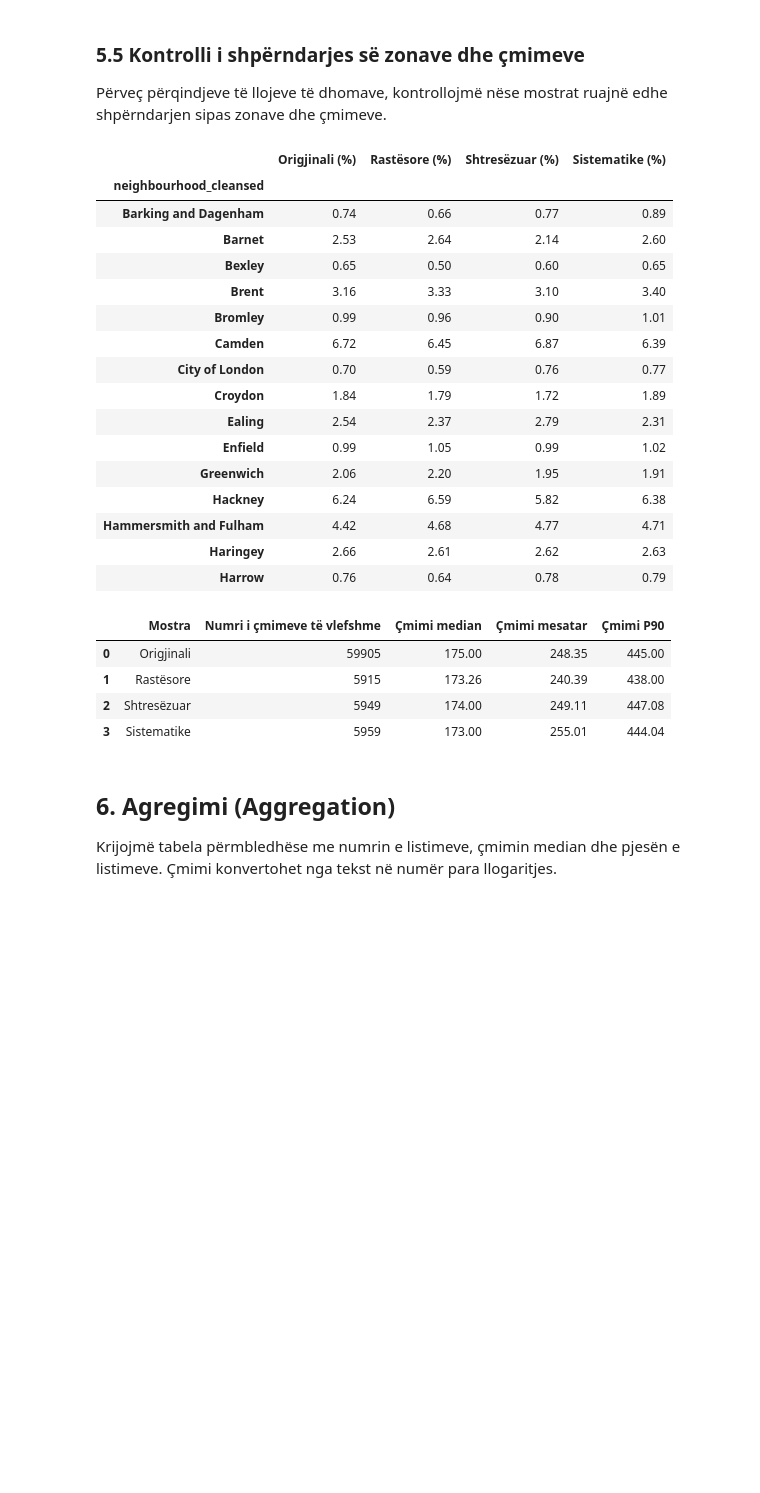
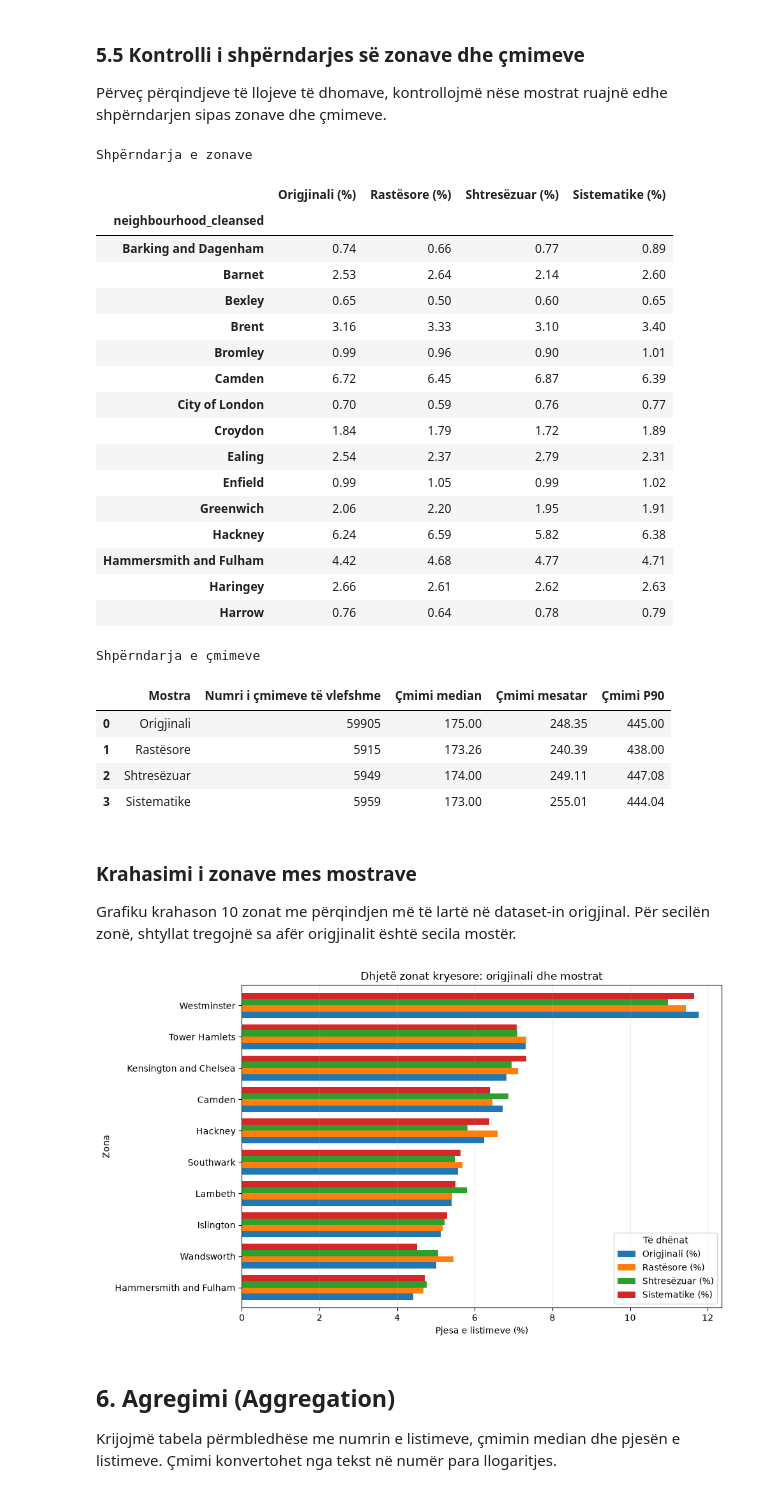
Before and after one commit to yllkeberisha/pvdh_group_10, a Jupyter notebook: notebooks/01_inspektimi_dhe_kualiteti.ipynb, the cells around one changed output. Saved outputs shown, nothing was run; the diff lists cells and outputs as text; code cells hidden in the pictures; blank space fills up the shorter version.

```diff
--- a/notebooks/01_inspektimi_dhe_kualiteti.ipynb
+++ b/notebooks/01_inspektimi_dhe_kualiteti.ipynb
@@ -493,6 +512,7 @@ if "room_type" in raw.columns:
 
 Përveç përqindjeve të llojeve të dhomave, kontrollojmë nëse mostrat ruajnë edhe shpërndarjen sipas zonave dhe çmimeve.
 # %%
+print('Shpërndarja e zonave')
 # Krahasimi i zonave administrative në dataset dhe në mostra
 if "neighbourhood_cleansed" in raw.columns:
     borough_distribution = pd.DataFrame({
@@ -504,6 +524,7 @@ if "neighbourhood_cleansed" in raw.columns:
 
     display(borough_distribution.head(15))
 
+print('Shpërndarja e çmimeve')
 # Krahasimi i çmimeve me disa statistika të thjeshta
 def statistika_cmimit(df, emri):
     cmimi = pd.to_numeric(
@@ -527,6 +548,7 @@ krahasimi_cmimit = pd.DataFrame([
 
 display(krahasimi_cmimit.round(2))
 # %% [output]
+Shpërndarja e zonave
 |  | Origjinali (%) | Rastësore (%) | Shtresëzuar (%) | Sistematike (%) |
 | neighbourhood_cleansed |  |  |  |  |
 | Barking and Dagenham | 0.74 | 0.66 | 0.77 | 0.89 |
@@ -544,11 +566,28 @@ display(krahasimi_cmimit.round(2))
 | Hammersmith and Fulham | 4.42 | 4.68 | 4.77 | 4.71 |
 | Haringey | 2.66 | 2.61 | 2.62 | 2.63 |
 | Harrow | 0.76 | 0.64 | 0.78 | 0.79 |
+Shpërndarja e çmimeve
 |  | Mostra | Numri i çmimeve të vlefshme | Çmimi median | Çmimi mesatar | Çmimi P90 |
 | 0 | Origjinali | 59905 | 175.00 | 248.35 | 445.00 |
 | 1 | Rastësore | 5915 | 173.26 | 240.39 | 438.00 |
 | 2 | Shtresëzuar | 5949 | 174.00 | 249.11 | 447.08 |
 | 3 | Sistematike | 5959 | 173.00 | 255.01 | 444.04 |
+# %% [markdown]
+### Krahasimi i zonave mes mostrave
+
+Grafiku krahason 10 zonat me përqindjen më të lartë në dataset-in origjinal. Për secilën zonë, shtyllat tregojnë sa afër origjinalit është secila mostër.
+# %%
+if "neighbourhood_cleansed" in raw.columns and not borough_distribution.empty:
+    zonat = borough_distribution.nlargest(10, "Origjinali (%)")
+    ax = zonat.iloc[::-1].plot.barh(figsize=(10, 6), width=0.8)
+    ax.set(xlabel="Pjesa e listimeve (%)", ylabel="Zona",
+           title="Dhjetë zonat kryesore: origjinali dhe mostrat")
+    ax.legend(title="Të dhënat", loc="lower right")
+    ax.grid(axis="x", alpha=0.25)
+    ax.figure.tight_layout()
+    plt.show()
+# %% [output]
+[figure, added]
 # %% [markdown]
 ## 6. Agregimi (Aggregation)
 
```
Also changed, not shown: parts of 10 cells of this notebook.
